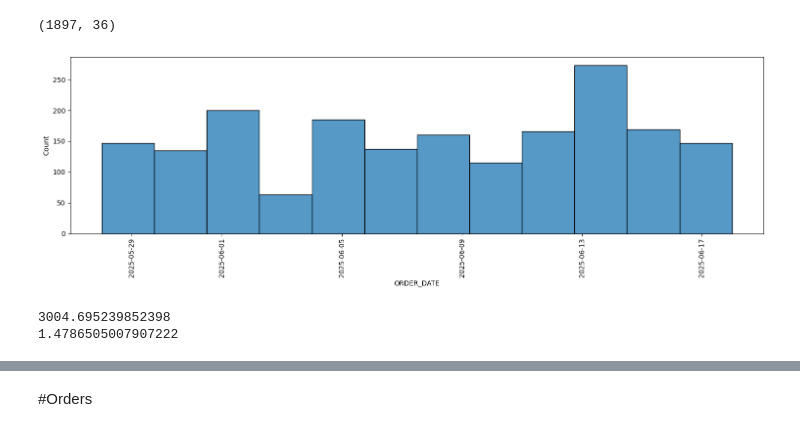
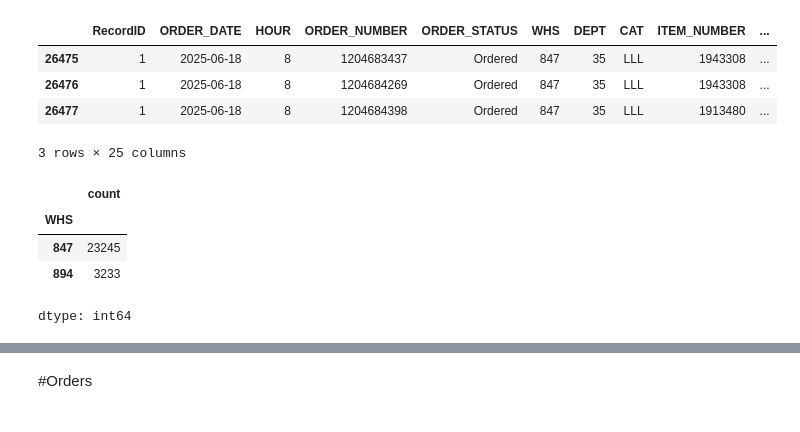
Before and after one commit to ZachGendreau/Ecommerce_Losss_Prevention, a Jupyter notebook: LP_MFA_Bullion_EDA.ipynb, the cells around one changed output, grey strips where cells are left out. Cells and saved outputs as stored; diff of their text form; code cells hidden in the pictures.

```diff
--- a/LP_MFA_Bullion_EDA.ipynb
+++ b/LP_MFA_Bullion_EDA.ipynb
@@ -70,19 +37,16 @@ See the caveats in the documentation: https://pandas.pydata.org/pandas-docs/stab
-# %%
-df_cancelled = df2[df2['ORDER_STATUS'] == 'Cancelled']
-df_cancelled.shape
-# %% [output]
-(1897, 36)
-# %%
-plt.figure(figsize=(15, 5))
-sns.histplot(data=df_cancelled, x='ORDER_DATE')
-plt.xticks(rotation=90)
-plt.tight_layout()
-plt.show()
-# %% [output]
-[figure, removed]
-# %%
-print(np.average(df_cancelled['ITEM_PRICE'])),
-print(np.average(df_cancelled['ORDERED_QTY'])),
-# %% [output]
-3004.695239852398
-1.4786505007907222
+# %%
+df2.tail(3)
+# %% [output]
+|  | RecordID | ORDER_DATE | HOUR | ORDER_NUMBER | ORDER_STATUS | WHS | DEPT | CAT | ITEM_NUMBER | ... |
+| 26475 | 1 | 2025-06-18 | 8 | 1204683437 | Ordered | 847 | 35 | LLL | 1943308 | ... |
+| 26476 | 1 | 2025-06-18 | 8 | 1204684269 | Ordered | 847 | 35 | LLL | 1943308 | ... |
+| 26477 | 1 | 2025-06-18 | 8 | 1204684398 | Ordered | 847 | 35 | LLL | 1913480 | ... |
+3 rows × 25 columns
+# %%
+df2['WHS'].value_counts()
+# %% [output]
+|  | count |
+| WHS |  |
+| 847 | 23245 |
+| 894 | 3233 |
+dtype: int64
```
Also changed, not shown: parts of 11 cells of this notebook.
